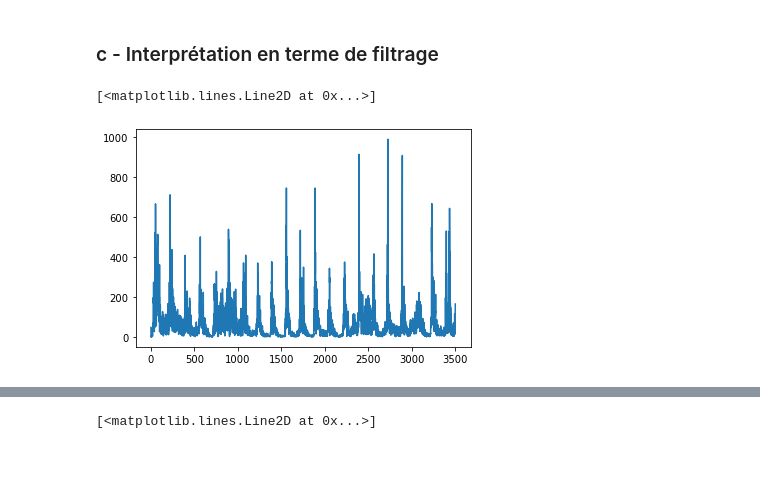
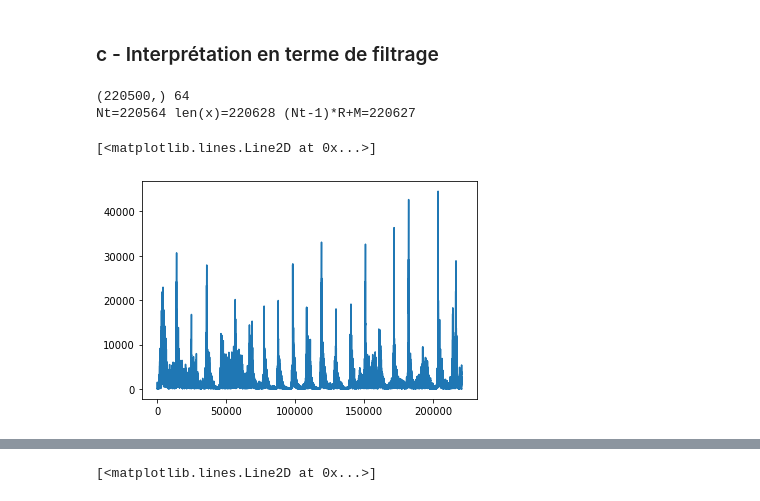
Before and after one commit to estevep/phase_vocoder, a Jupyter notebook: tp_vocodeur_esteve_oviste.ipynb, the cells around one changed output, grey strips where cells are left out. Drawn from its saved outputs; the diff is of its cells as text; code cells hidden in the pictures; blank space fills up the shorter version.

```diff
--- a/tp_vocodeur_esteve_oviste.ipynb
+++ b/tp_vocodeur_esteve_oviste.ipynb
@@ -54,7 +54,7 @@ x = np.sin(2*np.pi*100*t) + 2*np.sin(2*np.pi*200*t)
 N = 2048
 M = 256
 R = 128
-w = sig.hanning(M)
+w = sig.hann(M)
 # %%
 def stft_custom(x, w, R, N, affichage = False):
     M = len(w)
@@ -136,19 +140,19 @@ data = wavefile.readframes(num_samples)
 data = struct.unpack('{n}h'.format(n=num_samples), data)
 x = np.array(data)[:5*Fs]
 # %%
+# Custom STFT
 N = 64
 M = 64
 R = 1
-w = sig.hanning(M)
+w = sig.hann(M)
 
-# X_tilde = stft_custom(x, w, R, N, affichage = False) # Not used because it is too slow
-
-_, _, X_tilde = stft(x, window=w, noverlap=R, nfft=N, padded=True, fs=Fs, nperseg=M)
-X_tilde = X_tilde.T
+X_tilde = stft_custom(x, w, R, N, affichage = False) # Not used because it is too slow
 
 k = 12
 X_tilde[:, k]
 plt.plot(np.abs(X_tilde[:, k]))
 # %% [output]
-[<matplotlib.lines.Line2D at 0x...>]
+(220500,) 64
+Nt=220564 len(x)=220628 (Nt-1)*R+M=220627
+[<matplotlib.lines.Line2D at 0x...>]
-[figure, old version]
+[figure, new version]
```
Also changed, not shown: parts of 25 cells of this notebook.
